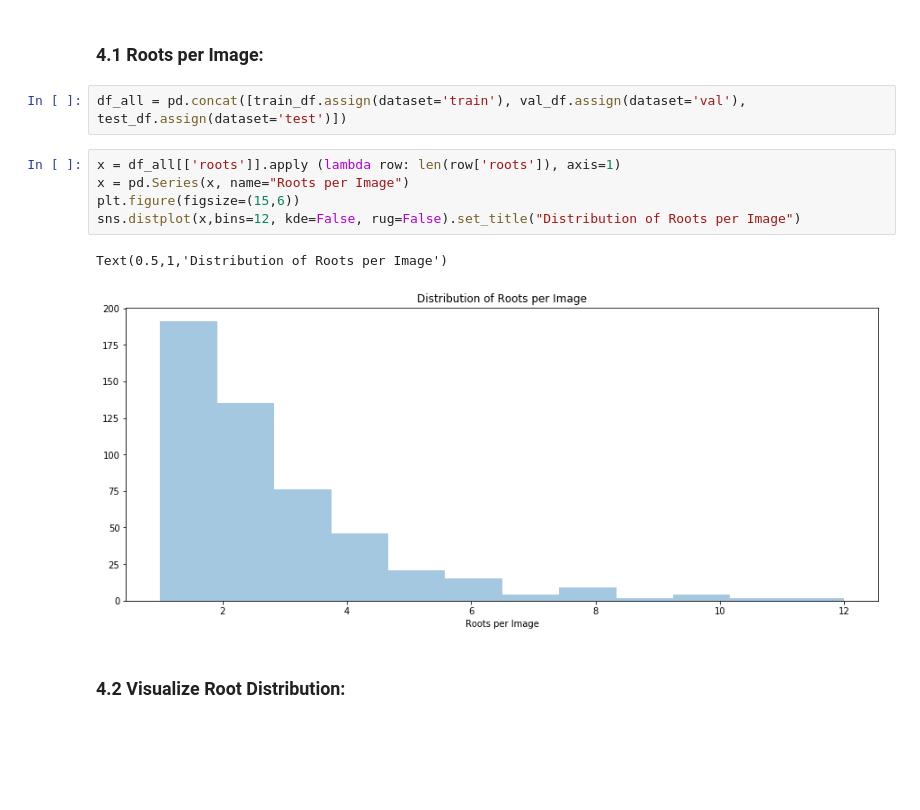
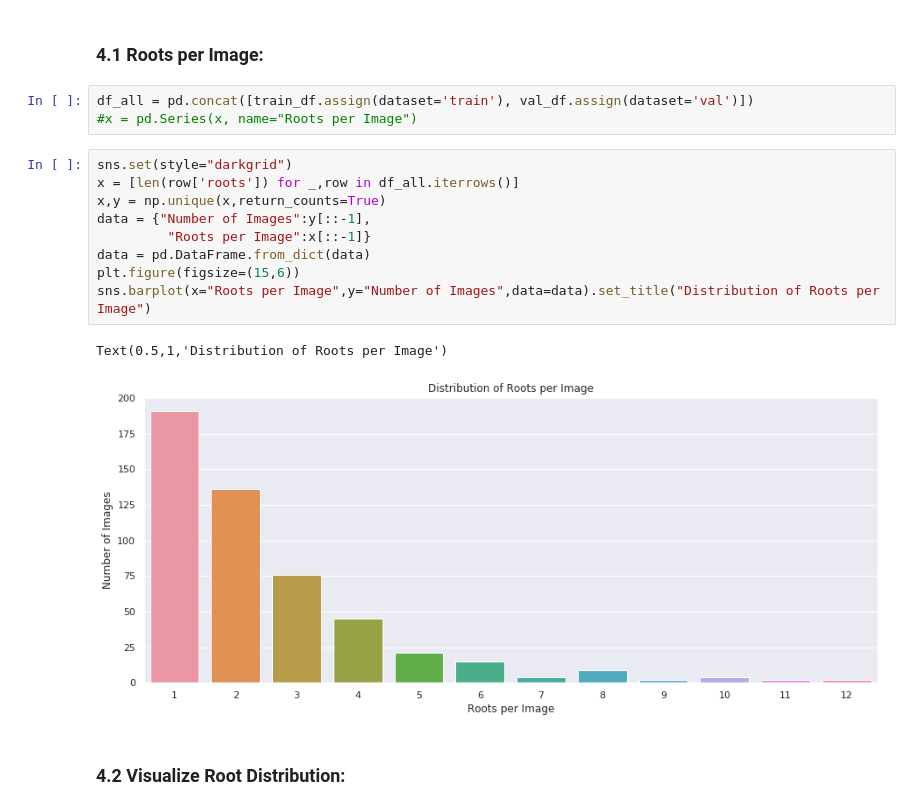
Before and after one commit to dschori/Rumex-Detection, a Jupyter notebook: notebooks/10_Data_Preperation.ipynb, the cells around one changed output. Drawn from its saved outputs; the diff is of its cells as text; blank space fills up the shorter version.

```diff
--- a/notebooks/10_Data_Preperation.ipynb
+++ b/notebooks/10_Data_Preperation.ipynb
@@ -437,15 +434,20 @@ test_df.to_pickle(DATA_BASE_PATH+"/test_df")
 # %% [markdown]
 ### 4.1 Roots per Image:
 # %%
-df_all = pd.concat([train_df.assign(dataset='train'), val_df.assign(dataset='val'), test_df.assign(dataset='test')])
+df_all = pd.concat([train_df.assign(dataset='train'), val_df.assign(dataset='val')])
+#x = pd.Series(x, name="Roots per Image")
-# %%
-x = df_all[['roots']].apply (lambda row: len(row['roots']), axis=1)
-x = pd.Series(x, name="Roots per Image")
-plt.figure(figsize=(15,6))
-sns.distplot(x,bins=12, kde=False, rug=False).set_title("Distribution of Roots per Image")
-# %% [output]
-Text(0.5,1,'Distribution of Roots per Image')
-[figure, removed]
+# %%
+sns.set(style="darkgrid")
+x = [len(row['roots']) for _,row in df_all.iterrows()]
+x,y = np.unique(x,return_counts=True)
+data = {"Number of Images":y[::-1],
+         "Roots per Image":x[::-1]}
+data = pd.DataFrame.from_dict(data)
+plt.figure(figsize=(15,6))
+sns.barplot(x="Roots per Image",y="Number of Images",data=data).set_title("Distribution of Roots per Image")
+# %% [output]
+Text(0.5,1,'Distribution of Roots per Image')
+[figure, added]
 # %% [markdown]
 ### 4.2 Visualize Root Distribution:
 # %%
```
Also changed, not shown: parts of 5 cells of this notebook, 5 other files.
